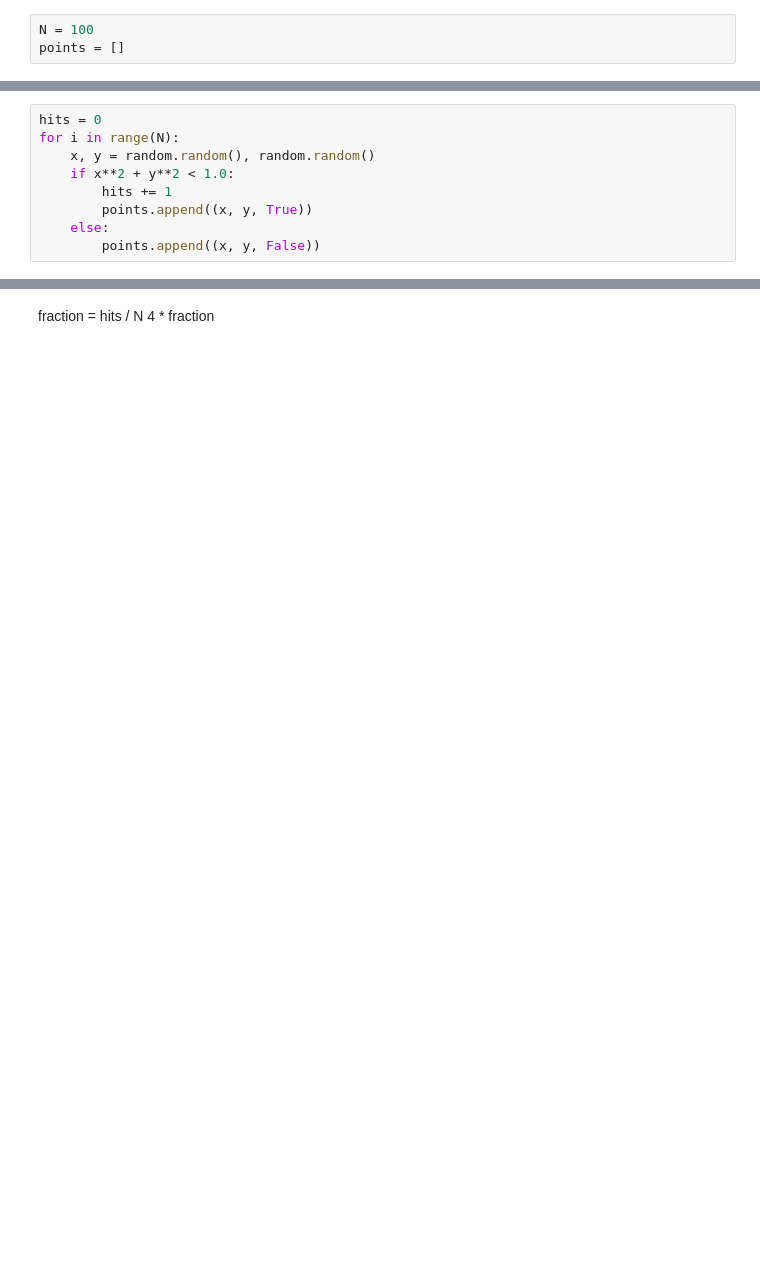
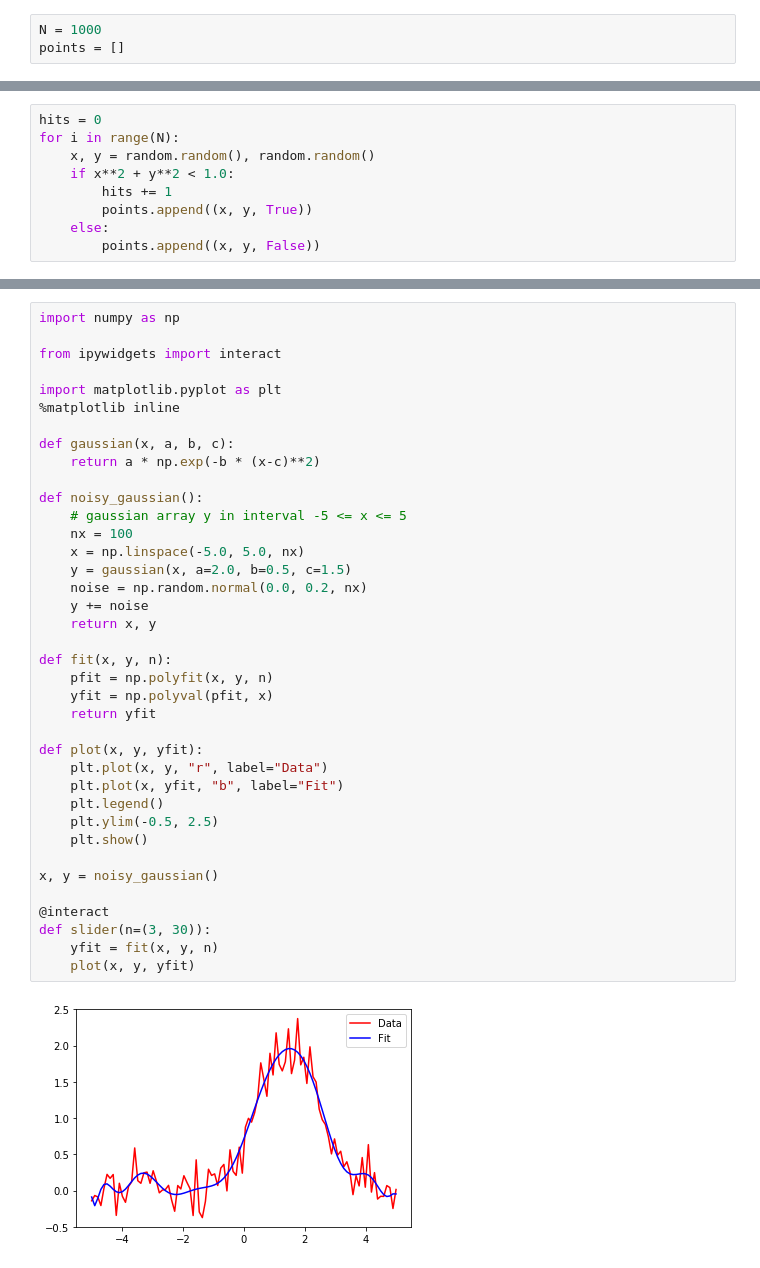
Before and after one commit to richopoku/jupyter, a Jupyter notebook: github-example.ipynb, the cells around one changed output, grey strips where cells are left out. Drawn from its saved outputs; the diff is of its cells as text; blank space fills up the shorter version.

```diff
--- a/github-example.ipynb
+++ b/github-example.ipynb
@@ -24,3 +12,3 @@ for i in range(N):
 # %%
-N = 100
+N = 1000
 points = []
@@ -46,3 +31,40 @@ pyplot.scatter(x, y, c=colors)
-# %% [markdown]
-fraction = hits / N
-4 * fraction
+# %%
+import numpy as np
+
+from ipywidgets import interact
+
+import matplotlib.pyplot as plt
+%matplotlib inline
+
+def gaussian(x, a, b, c):
+    return a * np.exp(-b * (x-c)**2)
+
+def noisy_gaussian():
+    # gaussian array y in interval -5 <= x <= 5
+    nx = 100
+    x = np.linspace(-5.0, 5.0, nx)
+    y = gaussian(x, a=2.0, b=0.5, c=1.5)
+    noise = np.random.normal(0.0, 0.2, nx)
+    y += noise
+    return x, y
+
+def fit(x, y, n):
+    pfit = np.polyfit(x, y, n)
+    yfit = np.polyval(pfit, x)
+    return yfit
+
+def plot(x, y, yfit):
+    plt.plot(x, y, "r", label="Data")
+    plt.plot(x, yfit, "b", label="Fit")
+    plt.legend()
+    plt.ylim(-0.5, 2.5)
+    plt.show()
+
+x, y = noisy_gaussian()
+
+@interact
+def slider(n=(3, 30)):
+    yfit = fit(x, y, n)
+    plot(x, y, yfit)
+# %% [output]
+[figure, added]
```
Also changed, not shown: parts of 6 cells of this notebook.
